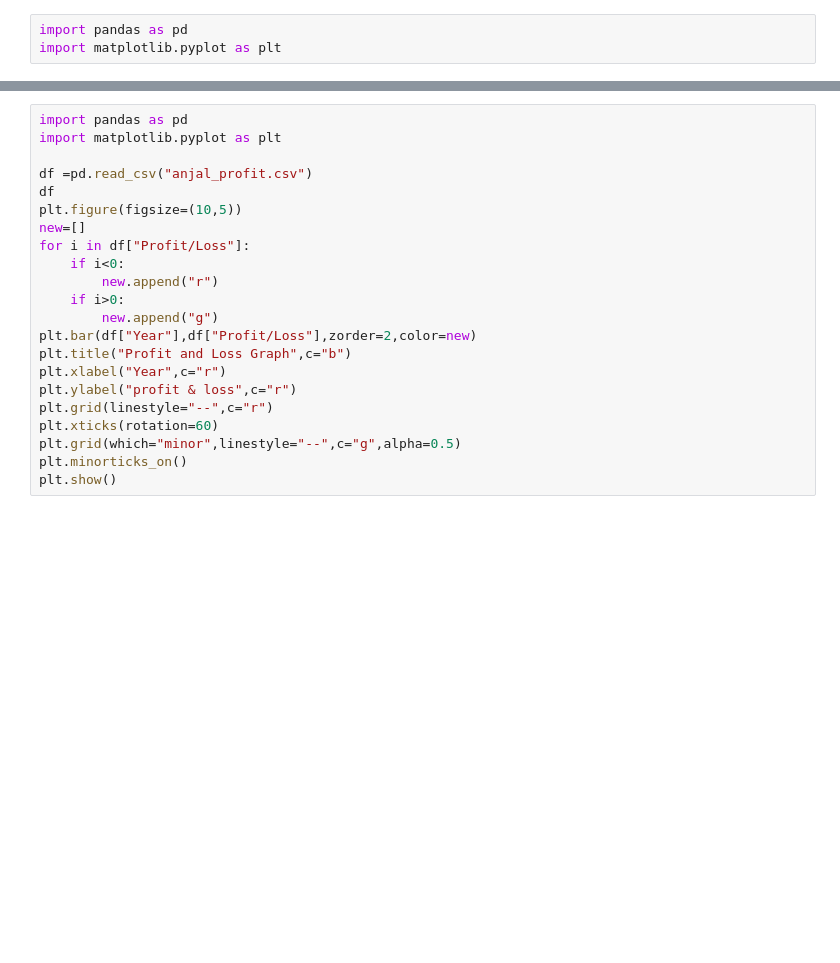
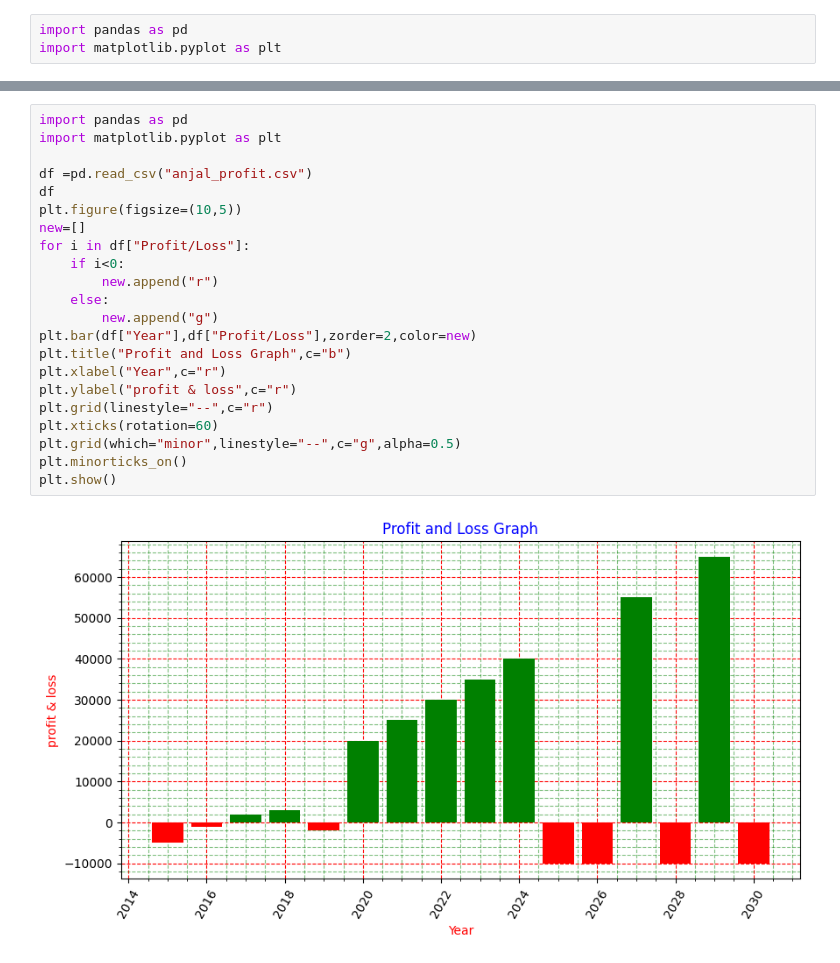
Before and after one commit to anjalaju/python, a Jupyter notebook: matplotlib/matdem.ipynb, the cells around one changed output, grey strips where cells are left out. Cells and saved outputs as stored; diff of their text form; blank space fills up the shorter version.

```diff
--- a/matplotlib/matdem.ipynb
+++ b/matplotlib/matdem.ipynb
@@ -226,22 +249,24 @@ plt.show()
 # %%
 import pandas as pd
 import matplotlib.pyplot as plt
 
 df =pd.read_csv("anjal_profit.csv")
 df
 plt.figure(figsize=(10,5))
 new=[]
 for i in df["Profit/Loss"]:
     if i<0:
         new.append("r")
-    if i>0:
+    else:
         new.append("g")
 plt.bar(df["Year"],df["Profit/Loss"],zorder=2,color=new)
 plt.title("Profit and Loss Graph",c="b")
 plt.xlabel("Year",c="r")
 plt.ylabel("profit & loss",c="r")
 plt.grid(linestyle="--",c="r")
 plt.xticks(rotation=60)
 plt.grid(which="minor",linestyle="--",c="g",alpha=0.5)
 plt.minorticks_on()
 plt.show()
+# %% [output]
+[figure, added]
```
Also changed, not shown: parts of 13 cells of this notebook, 1 other file.
